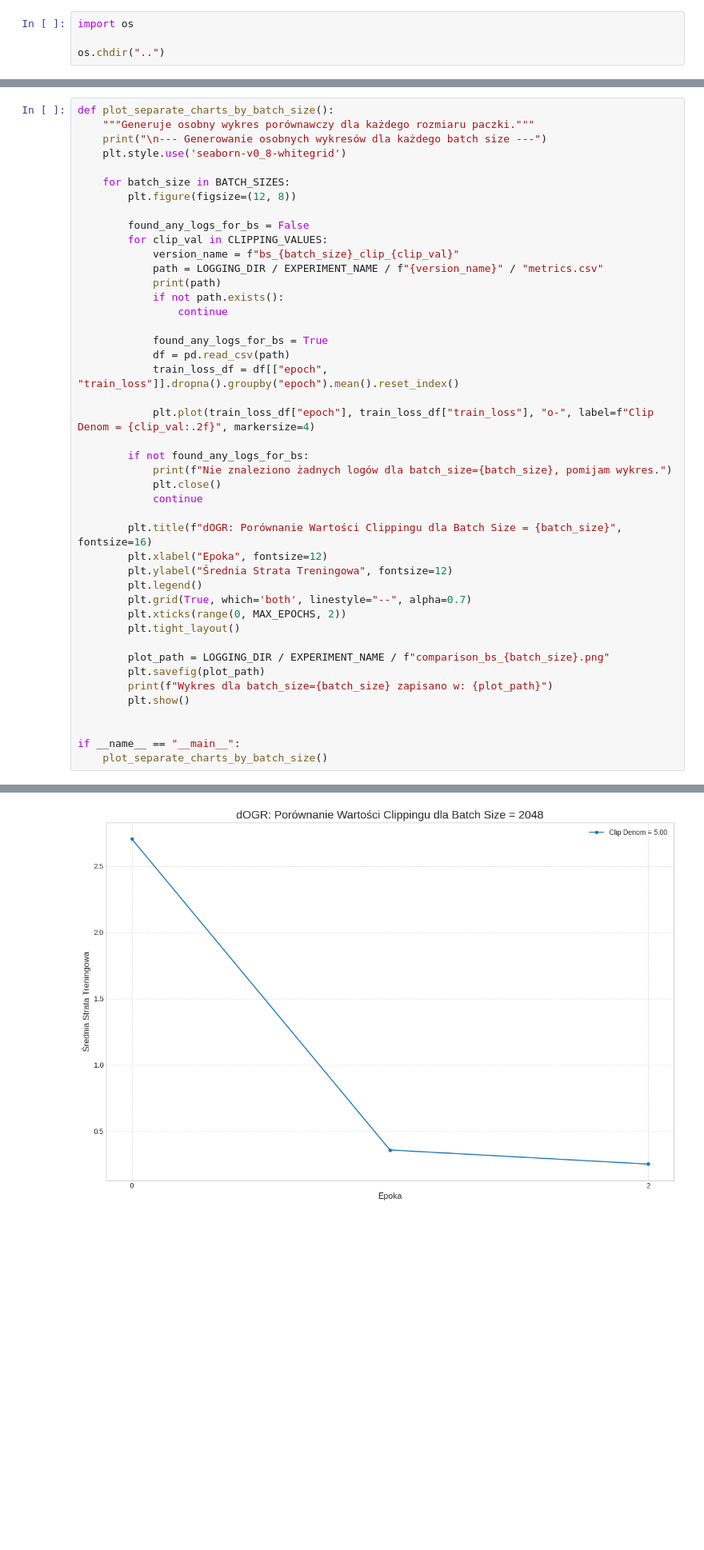
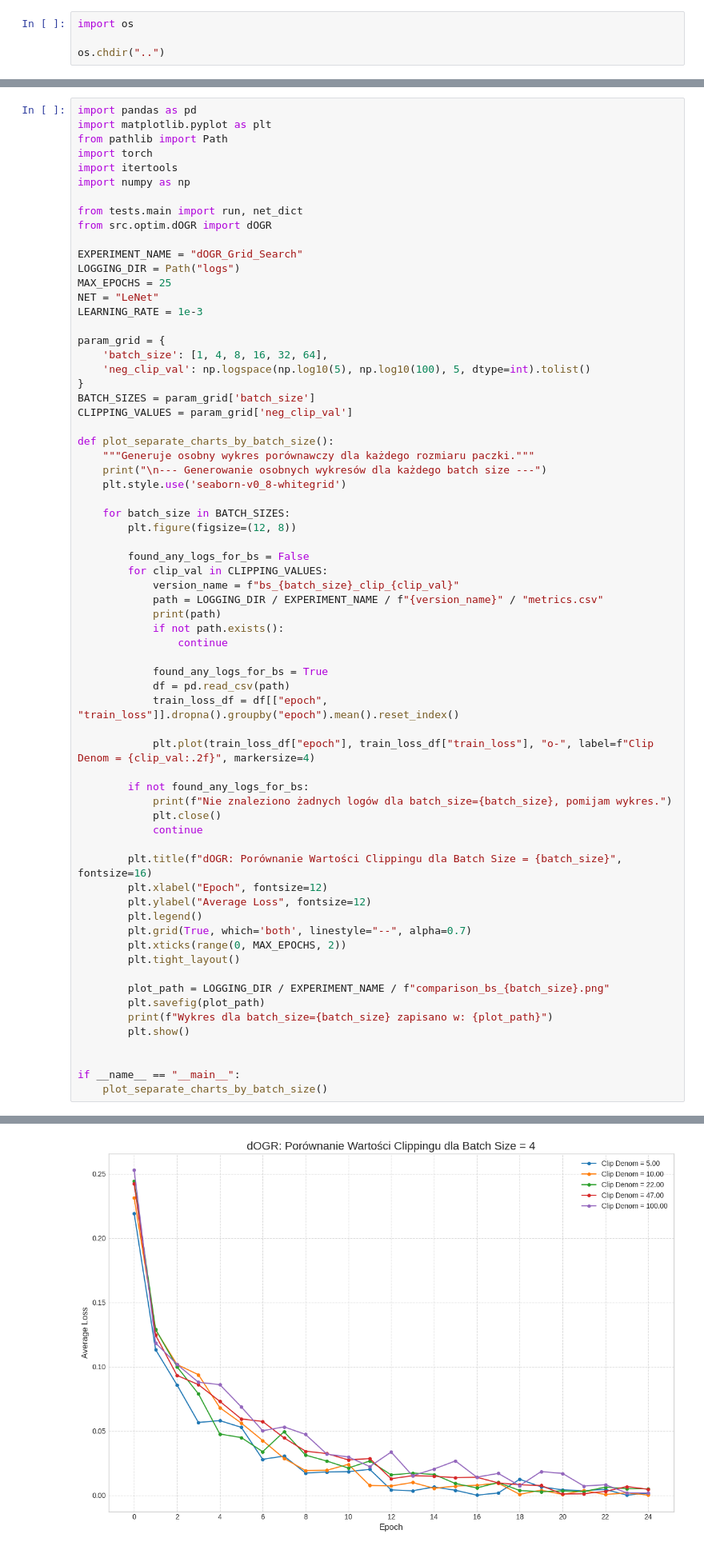
Before and after one commit to ReadHegel/pytorch-ogr, a Jupyter notebook: notebooks/dOGR_clip_politics_loop_train.ipynb, the cells around one changed output, grey strips where cells are left out. Shown at 80% size. Drawn from its saved outputs; the diff is of its cells as text; blank space fills up the shorter version.

```diff
--- a/notebooks/dOGR_clip_politics_loop_train.ipynb
+++ b/notebooks/dOGR_clip_politics_loop_train.ipynb
@@ -266,4 +272,27 @@ HPU available: False, using: 0 HPUs
 # %%
+import pandas as pd
+import matplotlib.pyplot as plt
+from pathlib import Path
+import torch
+import itertools
+import numpy as np
+
+from tests.main import run, net_dict
+from src.optim.dOGR import dOGR
+
+EXPERIMENT_NAME = "dOGR_Grid_Search"
+LOGGING_DIR = Path("logs")
+MAX_EPOCHS = 25
+NET = "LeNet"
+LEARNING_RATE = 1e-3
+
+param_grid = {
+    'batch_size': [1, 4, 8, 16, 32, 64],
+    'neg_clip_val': np.logspace(np.log10(5), np.log10(100), 5, dtype=int).tolist()
+}
+BATCH_SIZES = param_grid['batch_size']
+CLIPPING_VALUES = param_grid['neg_clip_val']
+
 def plot_separate_charts_by_batch_size():
     """Generuje osobny wykres porównawczy dla każdego rozmiaru paczki."""
     print("\n--- Generowanie osobnych wykresów dla każdego batch size ---")
@@ -292,8 +321,8 @@ def plot_separate_charts_by_batch_size():
             continue
 
         plt.title(f"dOGR: Porównanie Wartości Clippingu dla Batch Size = {batch_size}", fontsize=16)
-        plt.xlabel("Epoka", fontsize=12)
-        plt.ylabel("Średnia Strata Treningowa", fontsize=12)
+        plt.xlabel("Epoch", fontsize=12)
+        plt.ylabel("Average Loss", fontsize=12)
         plt.legend()
         plt.grid(True, which='both', linestyle="--", alpha=0.7)
         plt.xticks(range(0, MAX_EPOCHS, 2))
@@ -317 +354 @@ Wykres dla batch_size=2048 zapisano w: logs/dOGR_Grid_Search/comparison_bs_2048.
-[figure, old version]
+[figure, new version]
```
Also changed, not shown: parts of 2 cells of this notebook.
